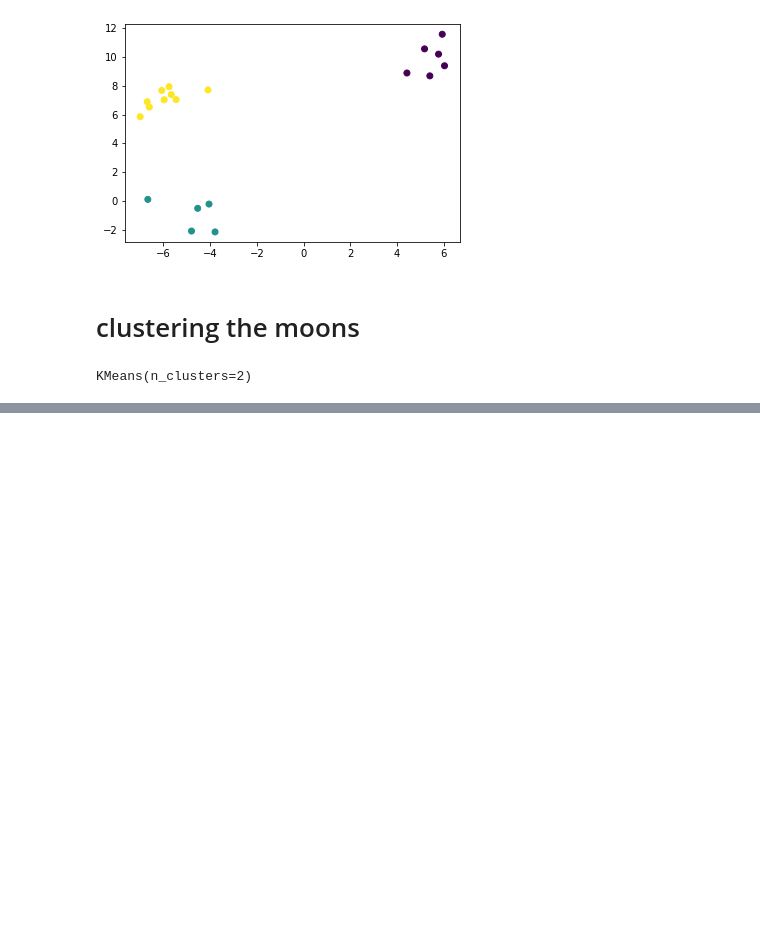
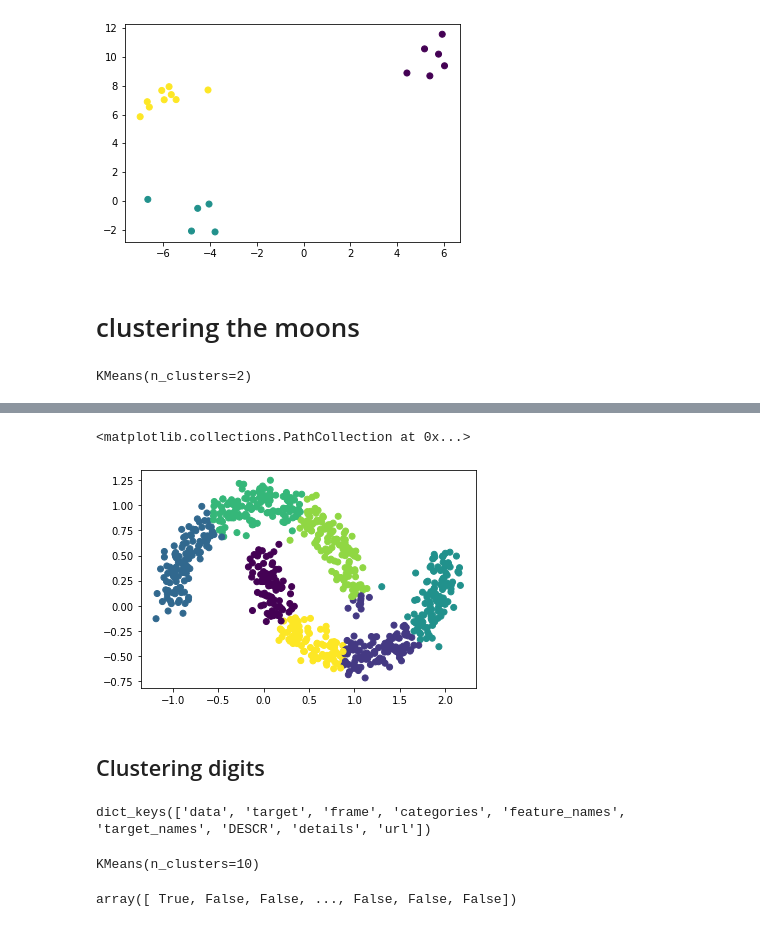
Before and after one commit to mark-andrews/pyml02, a Jupyter notebook: notebooks/kmeans.ipynb, the cells around one changed output, grey strips where cells are left out. Cells and saved outputs as stored; diff of their text form; code cells hidden in the pictures; blank space fills up the shorter version.

```diff
--- a/notebooks/kmeans.ipynb
+++ b/notebooks/kmeans.ipynb
@@ -101,0 +137,2 @@ plt.scatter(X_train[:,0], X_train[:,1], c = kmeans2.predict(X_train))
+# %%
+kmeans7 = KMeans(n_clusters=7)
@@ -101,0 +143,7 @@ plt.scatter(X_train[:,0], X_train[:,1], c = kmeans2.predict(X_train))
+# %%
+plt.scatter(X_train[:,0], X_train[:,1], c = kmeans7.predict(X_train))
+# %% [output]
+<matplotlib.collections.PathCollection at 0x...>
+[figure, added]
+# %% [markdown]
+## Clustering digits
@@ -101,0 +152,4 @@ plt.scatter(X_train[:,0], X_train[:,1], c = kmeans2.predict(X_train))
+# %%
+mnist.keys()
+# %% [output]
+dict_keys(['data', 'target', 'frame', 'categories', 'feature_names', 'target_names', 'DESCR', 'details', 'url'])
@@ -101,0 +163,4 @@ plt.scatter(X_train[:,0], X_train[:,1], c = kmeans2.predict(X_train))
+# %%
+kmeans.fit(X_train)
+# %% [output]
+KMeans(n_clusters=10)
@@ -101,0 +169,4 @@ plt.scatter(X_train[:,0], X_train[:,1], c = kmeans2.predict(X_train))
+# %%
+y_test_clust == 3
+# %% [output]
+array([ True, False, False, ..., False, False, False])
```
Also changed, not shown: parts of 28 cells of this notebook.
